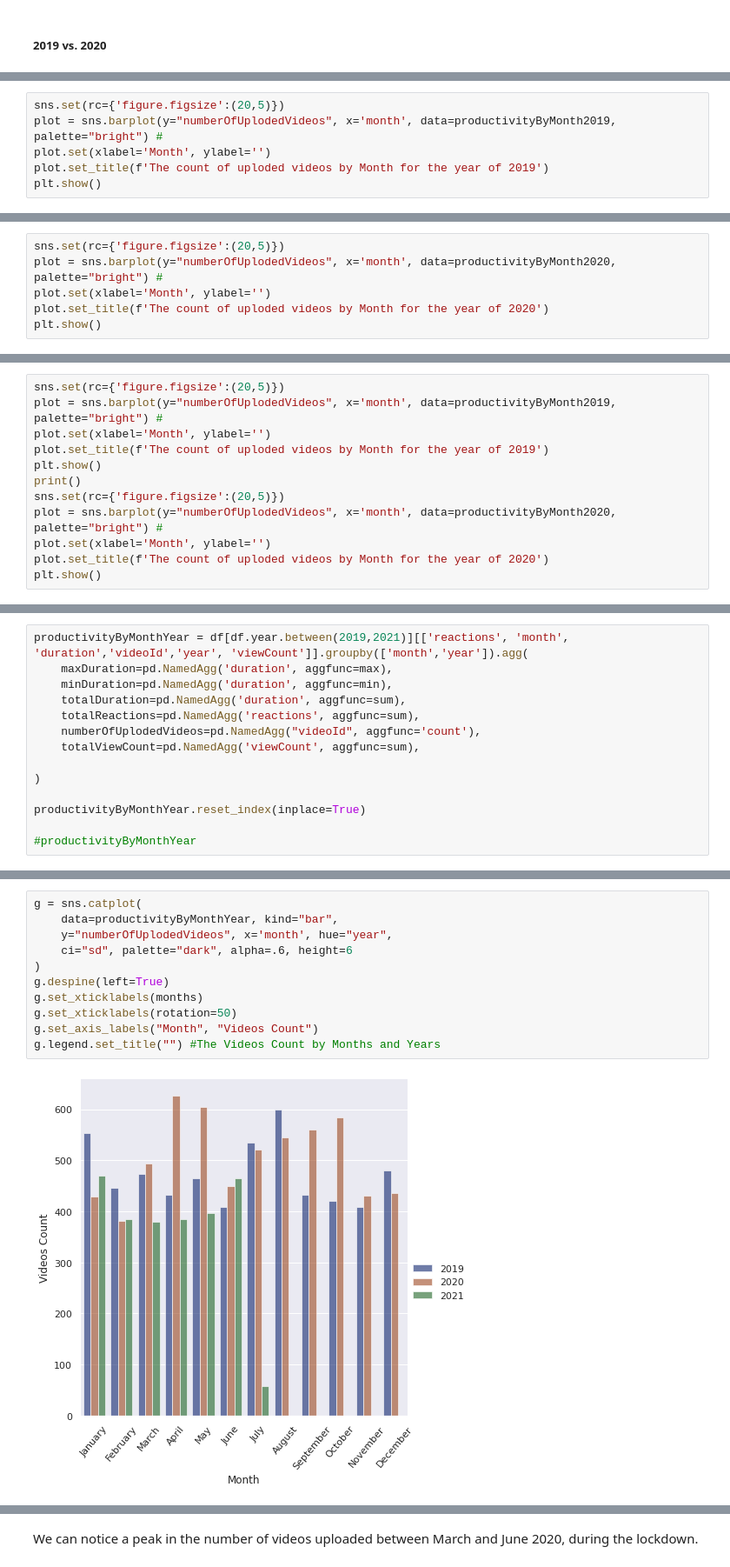
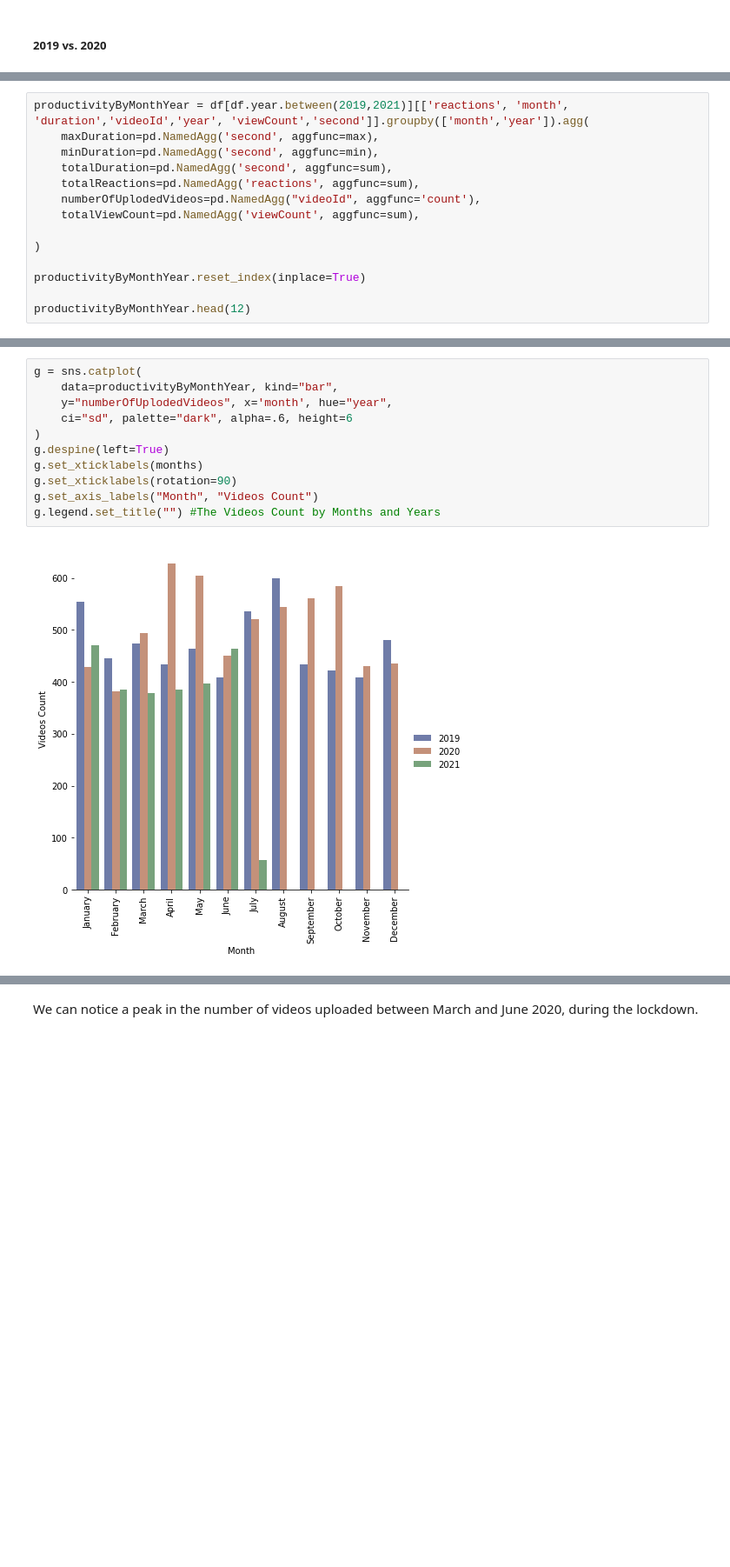
Before and after one commit to zakicode19/YouTubeApi, a Jupyter notebook: notebook/analyzing_videosDB.ipynb, the cells around one changed output, grey strips where cells are left out. Shown at 87% size. Cells and saved outputs as stored; diff of their text form; blank space fills up the shorter version.

```diff
--- a/notebook/analyzing_videosDB.ipynb
+++ b/notebook/analyzing_videosDB.ipynb
@@ -568,6 +544,0 @@ productivityByMonth2019
-# %%
-sns.set(rc={'figure.figsize':(20,5)})
-plot = sns.barplot(y="numberOfUplodedVideos", x='month', data=productivityByMonth2019, palette="bright") #
-plot.set(xlabel='Month', ylabel='')
-plot.set_title(f'The count of uploded videos by Month for the year of 2019')
-plt.show()
@@ -623,6 +544,0 @@ Name: totalDuration, dtype: int64
-# %%
-sns.set(rc={'figure.figsize':(20,5)})
-plot = sns.barplot(y="numberOfUplodedVideos", x='month', data=productivityByMonth2020, palette="bright") #
-plot.set(xlabel='Month', ylabel='')
-plot.set_title(f'The count of uploded videos by Month for the year of 2020')
-plt.show()
@@ -631,12 +544,0 @@ plt.show()
-# %%
-sns.set(rc={'figure.figsize':(20,5)})
-plot = sns.barplot(y="numberOfUplodedVideos", x='month', data=productivityByMonth2019, palette="bright") #
-plot.set(xlabel='Month', ylabel='')
-plot.set_title(f'The count of uploded videos by Month for the year of 2019')
-plt.show()
-print()
-sns.set(rc={'figure.figsize':(20,5)})
-plot = sns.barplot(y="numberOfUplodedVideos", x='month', data=productivityByMonth2020, palette="bright") #
-plot.set(xlabel='Month', ylabel='')
-plot.set_title(f'The count of uploded videos by Month for the year of 2020')
-plt.show()
@@ -646,8 +545,8 @@ plt.show()
 # %%
-productivityByMonthYear = df[df.year.between(2019,2021)][['reactions', 'month', 'duration','videoId','year', 'viewCount']].groupby(['month','year']).agg(
-    maxDuration=pd.NamedAgg('duration', aggfunc=max),
-    minDuration=pd.NamedAgg('duration', aggfunc=min),
-    totalDuration=pd.NamedAgg('duration', aggfunc=sum),
+productivityByMonthYear = df[df.year.between(2019,2021)][['reactions', 'month', 'duration','videoId','year', 'viewCount','second']].groupby(['month','year']).agg(
+    maxDuration=pd.NamedAgg('second', aggfunc=max),
+    minDuration=pd.NamedAgg('second', aggfunc=min),
+    totalDuration=pd.NamedAgg('second', aggfunc=sum),
     totalReactions=pd.NamedAgg('reactions', aggfunc=sum),
     numberOfUplodedVideos=pd.NamedAgg("videoId", aggfunc='count'),
     totalViewCount=pd.NamedAgg('viewCount', aggfunc=sum),
@@ -656,4 +555,4 @@ productivityByMonthYear = df[df.year.between(2019,2021)][['reactions', 'month',
 
 productivityByMonthYear.reset_index(inplace=True)
 
-#productivityByMonthYear
+productivityByMonthYear.head(12)
@@ -660,16 +573,16 @@ productivityByMonthYear.reset_index(inplace=True)
 # %%
 g = sns.catplot(
     data=productivityByMonthYear, kind="bar",
     y="numberOfUplodedVideos", x='month', hue="year",
     ci="sd", palette="dark", alpha=.6, height=6
 )
 g.despine(left=True)
 g.set_xticklabels(months)
-g.set_xticklabels(rotation=50)
+g.set_xticklabels(rotation=90)
 g.set_axis_labels("Month", "Videos Count")
 g.legend.set_title("") #The Videos Count by Months and Years
 # %% [output]
-[figure, old version]
+[figure, new version]
 # %%
 g = sns.catplot(
     data=productivityByMonthYear[productivityByMonthYear.month.between(0,6)], kind="bar",
```
Also changed, not shown: parts of 50 cells of this notebook, 9 other files.
